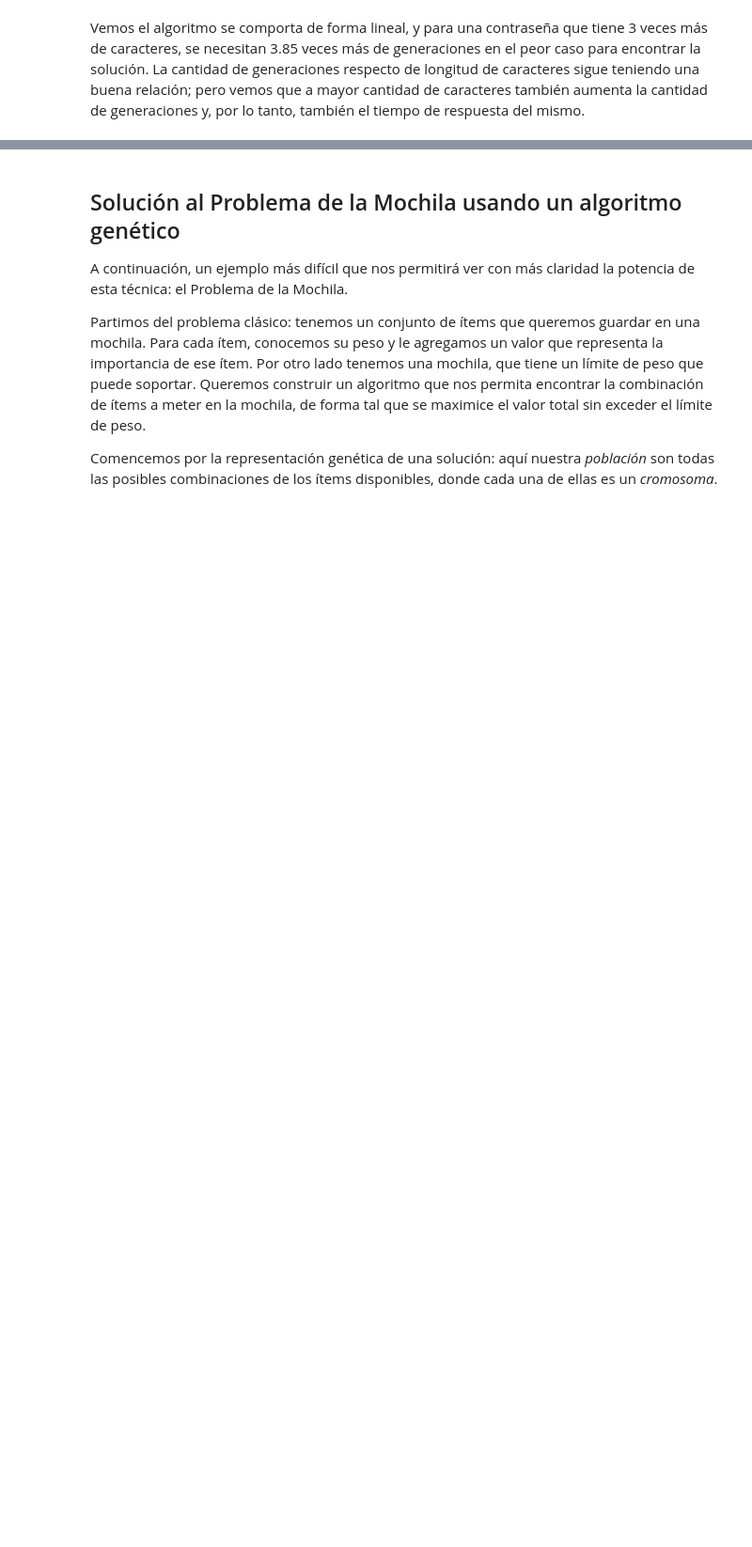
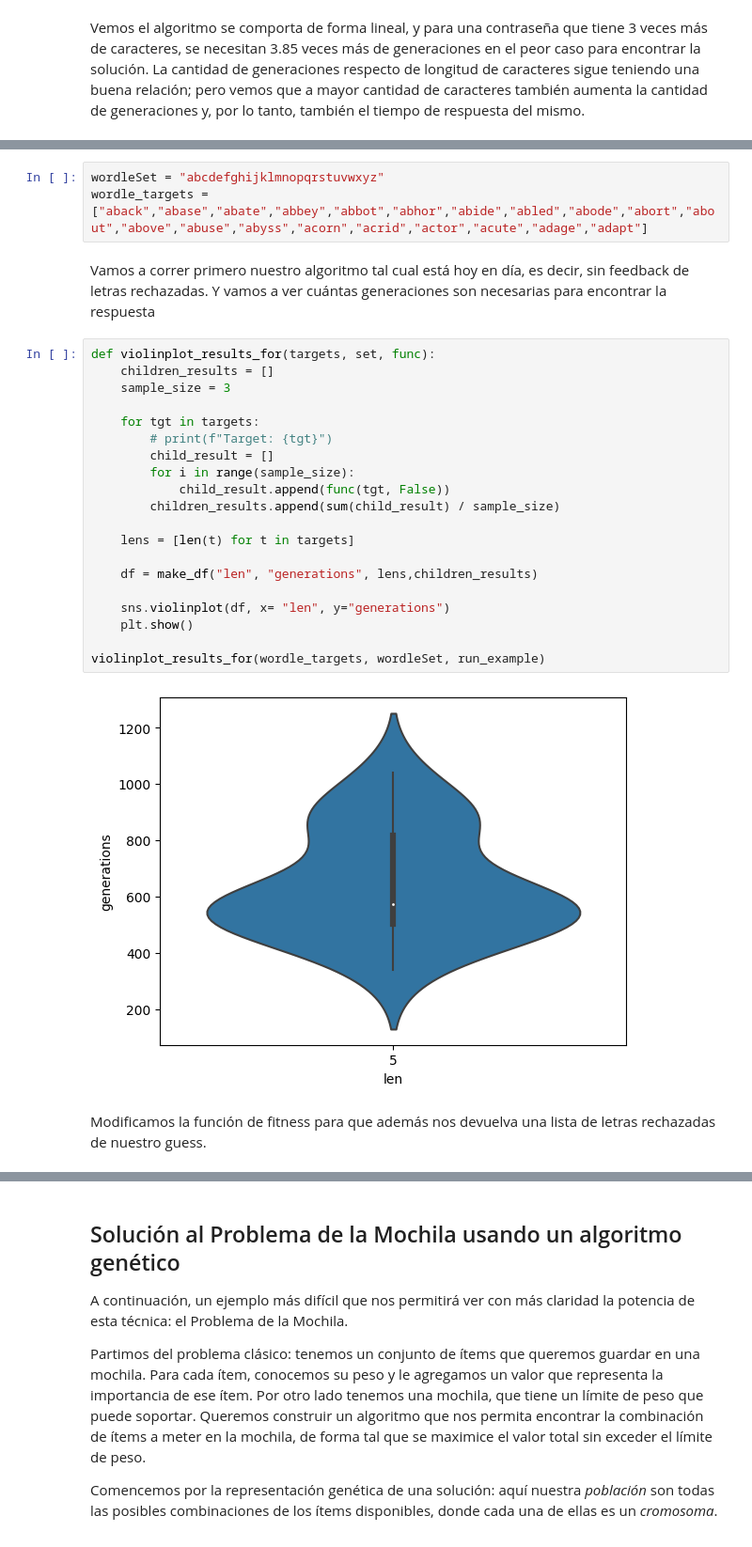
Before and after one commit to ncontinanza/genetic_algorithms, a Jupyter notebook: algoritmos_geneticos.ipynb, the cells around one changed output, grey strips where cells are left out. Shown at 94% size. Cells and saved outputs as stored; diff of their text form; blank space fills up the shorter version.

```diff
--- a/algoritmos_geneticos.ipynb
+++ b/algoritmos_geneticos.ipynb
@@ -234,0 +242,29 @@ Tanto el juego como el algoritmo performan mucho mejor cuando todos los genes de
+# %%
+wordleSet = "abcdefghijklmnopqrstuvwxyz"
+wordle_targets = ["aback","abase","abate","abbey","abbot","abhor","abide","abled","abode","abort","about","above","abuse","abyss","acorn","acrid","actor","acute","adage","adapt"]
+# %% [markdown]
+Vamos a correr primero nuestro algoritmo tal cual está hoy en día, es decir, sin feedback de letras rechazadas. Y vamos a ver cuántas generaciones son necesarias para encontrar la respuesta
+# %%
+def violinplot_results_for(targets, set, func):
+    children_results = []
+    sample_size = 3
+
+    for tgt in targets:
+        # print(f"Target: {tgt}")
+        child_result = []
+        for i in range(sample_size):
+            child_result.append(func(tgt, False))
+        children_results.append(sum(child_result) / sample_size)
+
+    lens = [len(t) for t in targets]
+
+    df = make_df("len", "generations", lens,children_results)
+
+    sns.violinplot(df, x= "len", y="generations")
+    plt.show()
+
+violinplot_results_for(wordle_targets, wordleSet, run_example)
+# %% [output]
+[figure, added]
+# %% [markdown]
+Modificamos la función de fitness para que además nos devuelva una lista de letras rechazadas de nuestro guess.
```
Also changed, not shown: parts of 29 cells of this notebook.
